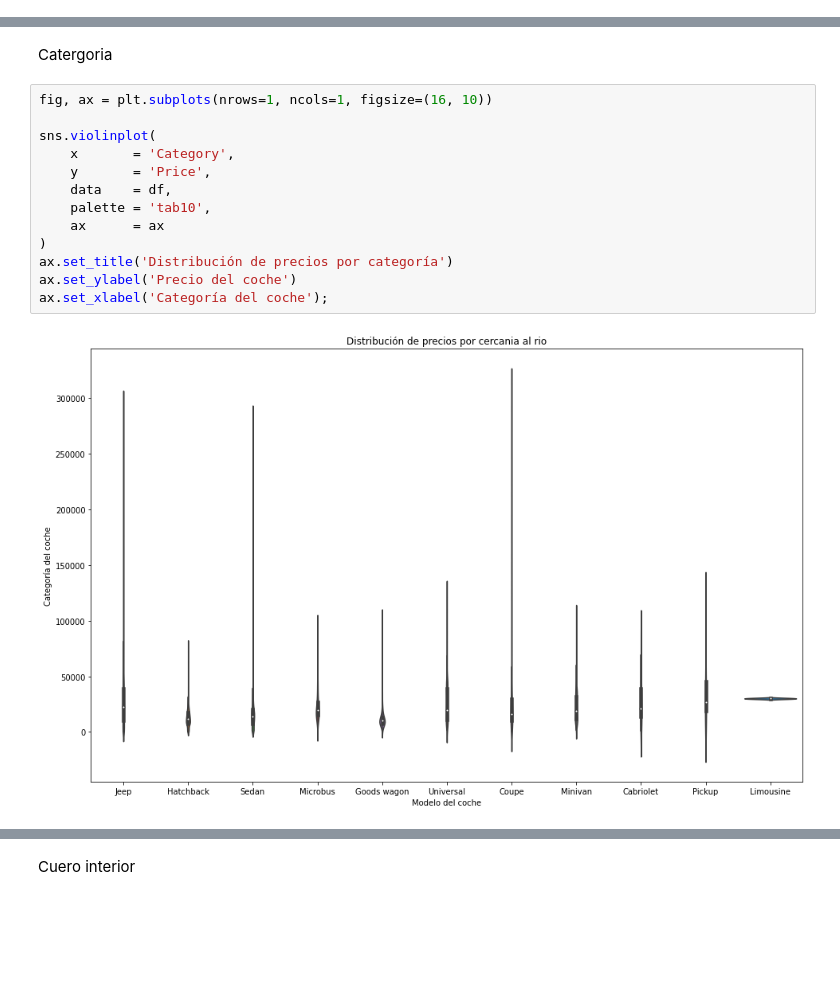
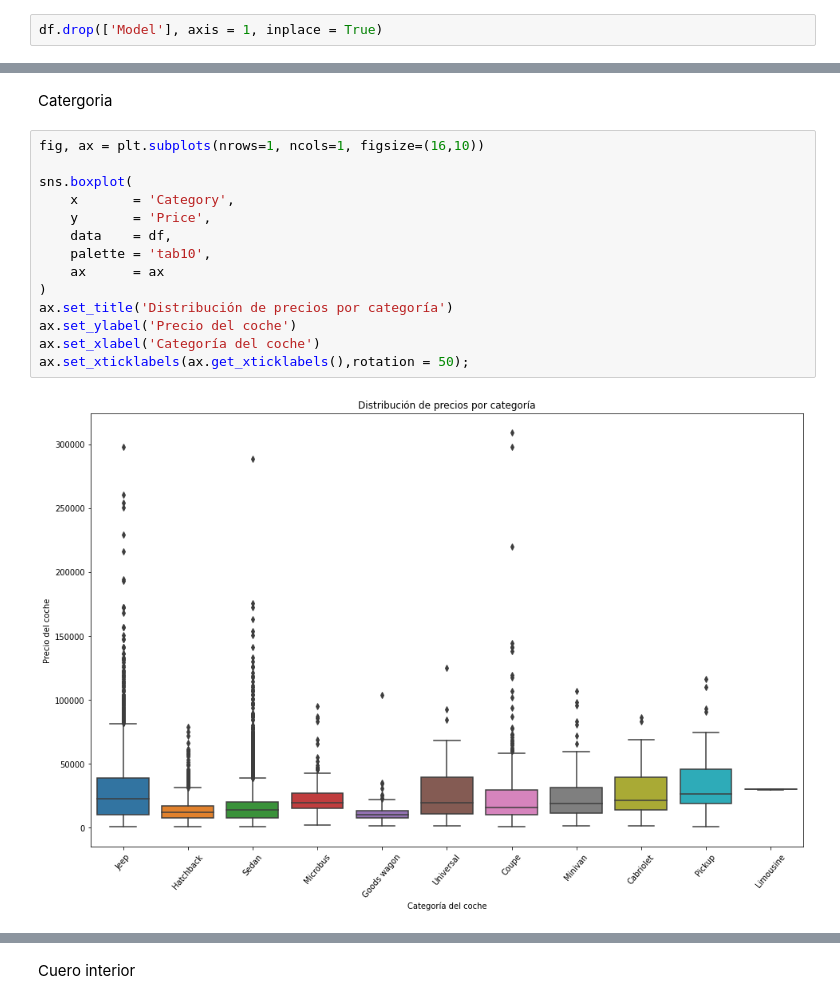
Before and after one commit to Adalab/DA-PROMO-B-MODULO-3-SPRINT-1-ANAIS-ARIANA, a Jupyter notebook: regresion_lineal/Regresión4.ipynb, the cells around one changed output, grey strips where cells are left out. Cells and saved outputs as stored; diff of their text form; blank space fills up the shorter version.

```diff
--- a/regresion_lineal/Regresión4.ipynb
+++ b/regresion_lineal/Regresión4.ipynb
@@ -158,0 +144,2 @@ ax.set_xticklabels(ax.get_xticklabels(),rotation = 80);
+# %%
+df.drop(['Model'], axis = 1, inplace = True)
@@ -159,17 +156,18 @@ ax.set_xticklabels(ax.get_xticklabels(),rotation = 80);
 # %% [markdown]
 Catergoria
 # %%
-fig, ax = plt.subplots(nrows=1, ncols=1, figsize=(16, 10))
+fig, ax = plt.subplots(nrows=1, ncols=1, figsize=(16,10))
 
-sns.violinplot(
+sns.boxplot(
     x       = 'Category',
     y       = 'Price',
     data    = df,
     palette = 'tab10',
     ax      = ax
 )
 ax.set_title('Distribución de precios por categoría')
 ax.set_ylabel('Precio del coche')
-ax.set_xlabel('Categoría del coche');
+ax.set_xlabel('Categoría del coche')
+ax.set_xticklabels(ax.get_xticklabels(),rotation = 50);
 # %% [output]
-[figure, old version]
+[figure, new version]
```
Also changed, not shown: parts of 29 cells of this notebook, 1 other file.
